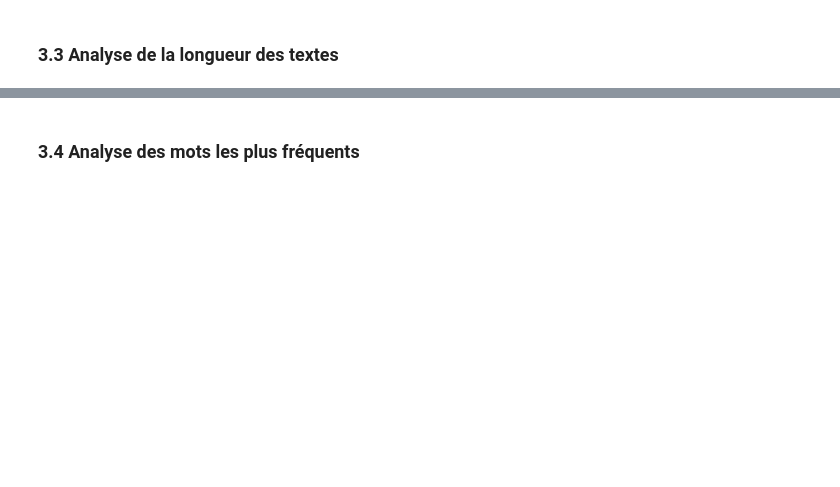
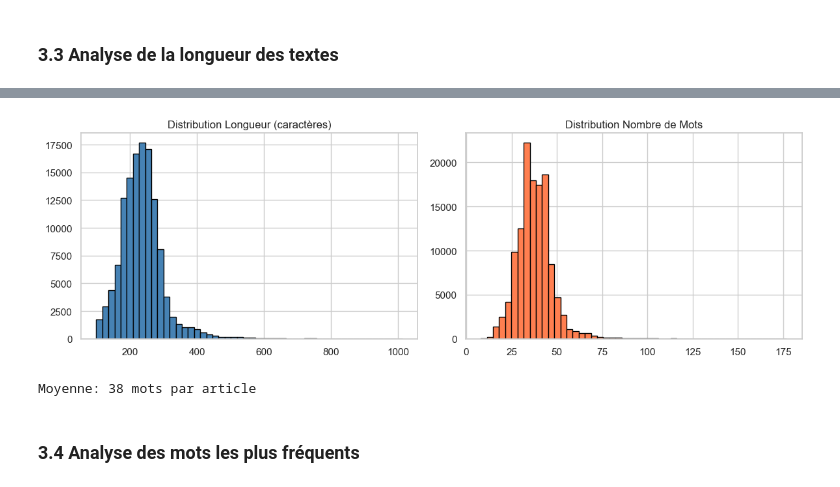
Before and after one commit to red-jen/News-Classifier, a Jupyter notebook: News-Classifier/notebooks/exploratory_analysis.ipynb, the cells around one changed output, grey strips where cells are left out. Cells and saved outputs as stored; diff of their text form; code cells hidden in the pictures; blank space fills up the shorter version.

```diff
--- a/News-Classifier/notebooks/exploratory_analysis.ipynb
+++ b/News-Classifier/notebooks/exploratory_analysis.ipynb
@@ -268,3 +106,20 @@ max      1012.000000     177.000000
+# %%
+# 3.3 Longueur des textes
+df['text_length'] = df['text'].apply(len)
+df['word_count'] = df['text'].apply(lambda x: len(x.split()))
+
+fig, ax = plt.subplots(1, 2, figsize=(12, 4))
+ax[0].hist(df['text_length'], bins=50, color='steelblue', edgecolor='black')
+ax[0].set_title('Distribution Longueur (caractères)')
+ax[1].hist(df['word_count'], bins=50, color='coral', edgecolor='black')
+ax[1].set_title('Distribution Nombre de Mots')
+plt.tight_layout()
+plt.show()
+
+print(f"Moyenne: {df['word_count'].mean():.0f} mots par article")
+# %% [output]
+[figure, added]
+Moyenne: 38 mots par article
 # %% [markdown]
 ### 3.4 Analyse des mots les plus fréquents
 # %%
```
Also changed, not shown: parts of 36 cells of this notebook, 39 other files.
